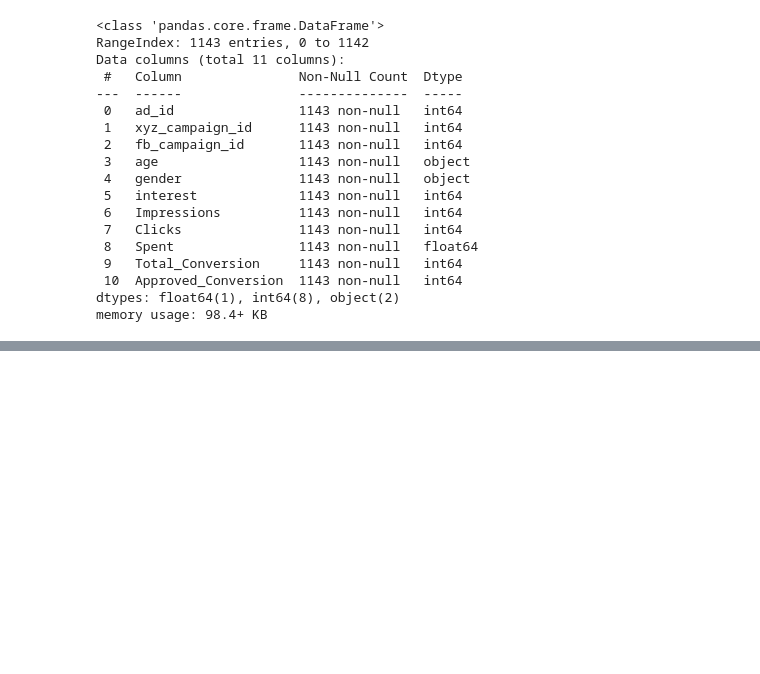
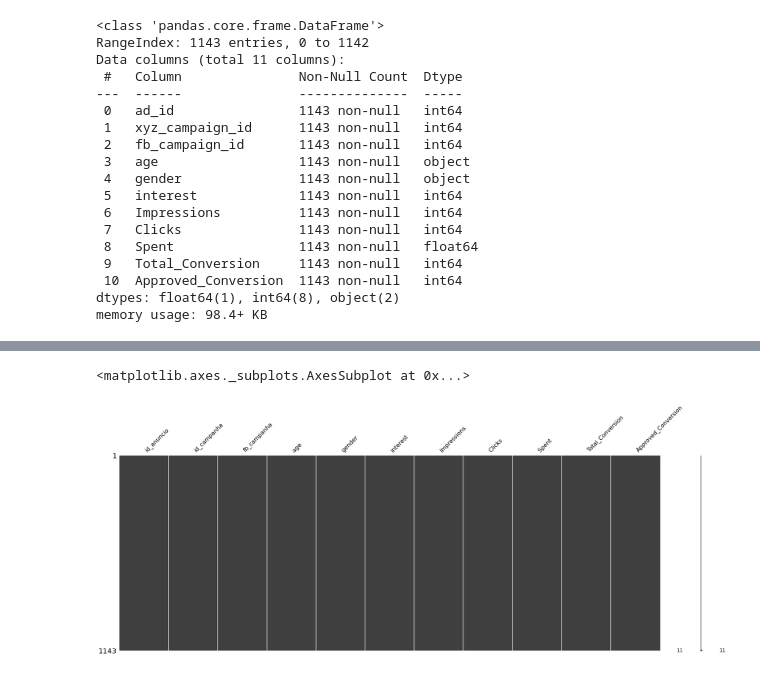
Before and after one commit to LucasRBA/WorkshopIA, a Jupyter notebook: Tarefaworkshop.ipynb, the cells around one changed output, grey strips where cells are left out. Cells and saved outputs as stored; diff of their text form; code cells hidden in the pictures; blank space fills up the shorter version.

```diff
--- a/Tarefaworkshop.ipynb
+++ b/Tarefaworkshop.ipynb
@@ -89,3 +95,6 @@ Data columns (total 11 columns):
  10  Approved_Conversion  1143 non-null   int64
 dtypes: float64(1), int64(8), object(2)
 memory usage: 98.4+ KB
+# %%
+df.rename(columns={"ad_id": "id_anuncio", "xyz_campaign_id": "id_campanha", "fb_campaign_id": "fb_campanha"}, inplace=True)
+df.head()
@@ -91,0 +154,5 @@ memory usage: 98.4+ KB
+# %%
+missingno.matrix(df, figsize= (30,10))
+# %% [output]
+<matplotlib.axes._subplots.AxesSubplot at 0x...>
+[figure, added]
```
Also changed, not shown: parts of 64 cells of this notebook, 1 other file.
